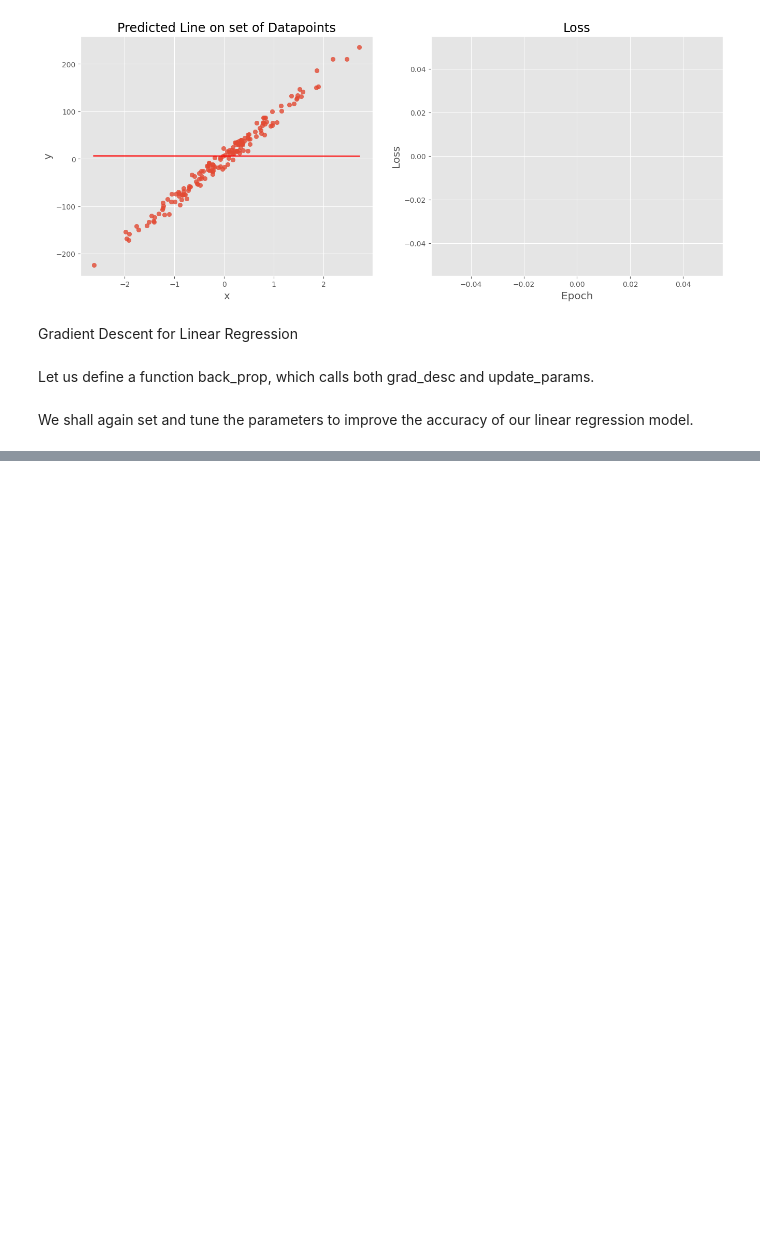
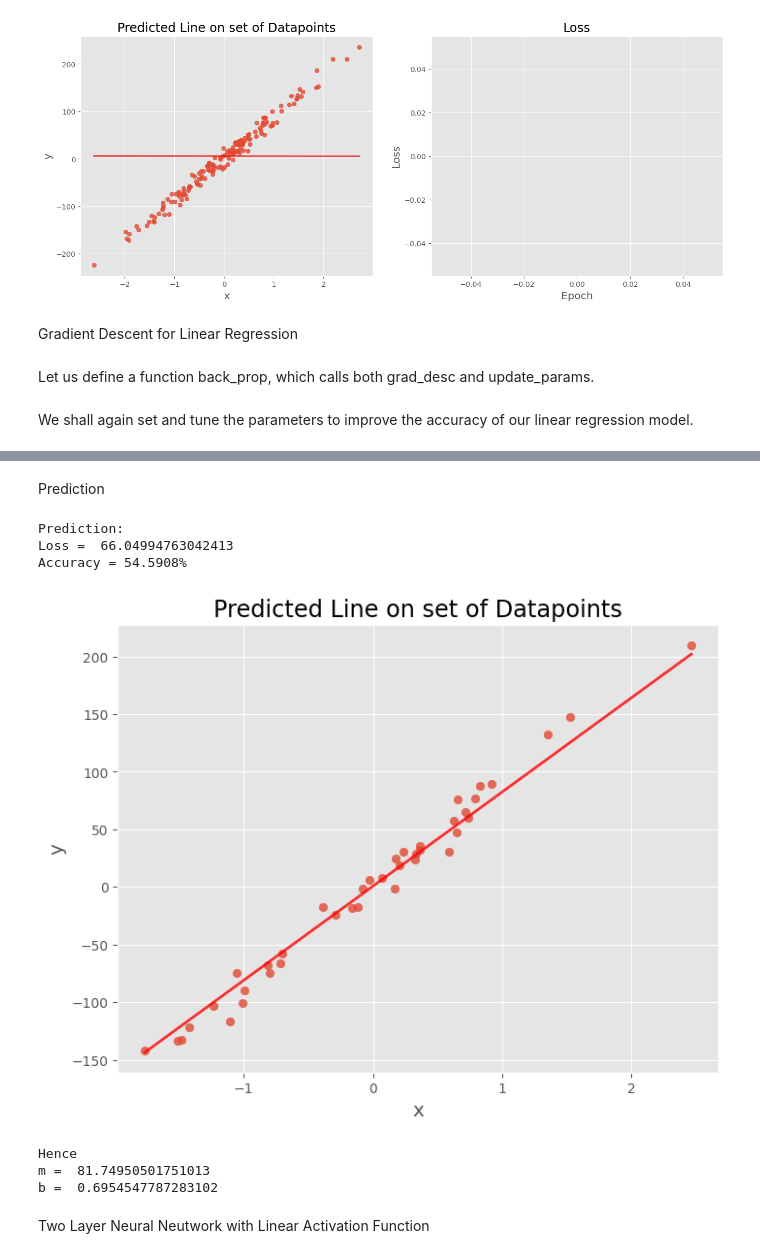
Before and after one commit to RyanBarbalho/dl-2025-1, a Jupyter notebook: estudando/linear-regression-2.ipynb, the cells around one changed output, grey strips where cells are left out. Cells and saved outputs as stored; diff of their text form; code cells hidden in the pictures; blank space fills up the shorter version.

```diff
--- a/estudando/linear-regression-2.ipynb
+++ b/estudando/linear-regression-2.ipynb
@@ -304,0 +325,24 @@ del losses[:]
+# %% [markdown]
+Prediction
+# %%
+# Prediction
+print('Prediction: ')
+y_pred = forward_prop(X_test, m, b)
+loss = compute_loss(y_test, y_pred)
+print('Loss = ', loss)
+accuracy = np.mean(np.fabs((y_pred - y_test) / y_test)) * 100
+print('Accuracy = {}%'.format(round(accuracy, 4)))
+plot_pred_line(X_test, y_test, m, b)
+
+print('Hence \nm = ', m)
+print('b = ', b)
+# %% [output]
+Prediction:
+Loss =  66.04994763042413
+Accuracy = 54.5908%
+[figure, added]
+Hence
+m =  81.74950501751013
+b =  0.6954547787283102
+# %% [markdown]
+Two Layer Neural Neutwork with Linear Activation Function
```
Also changed, not shown: parts of 2 cells of this notebook, 1 other file.
